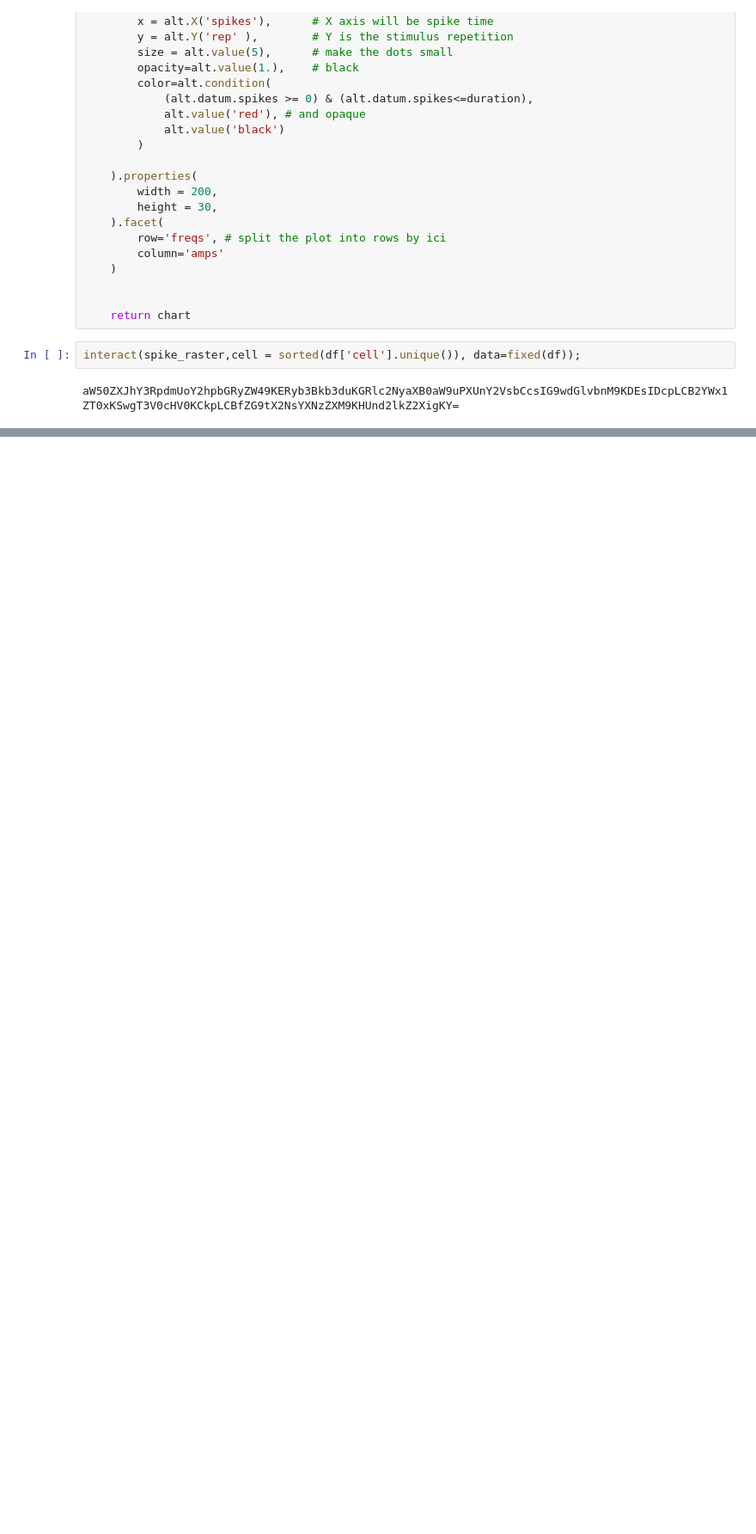
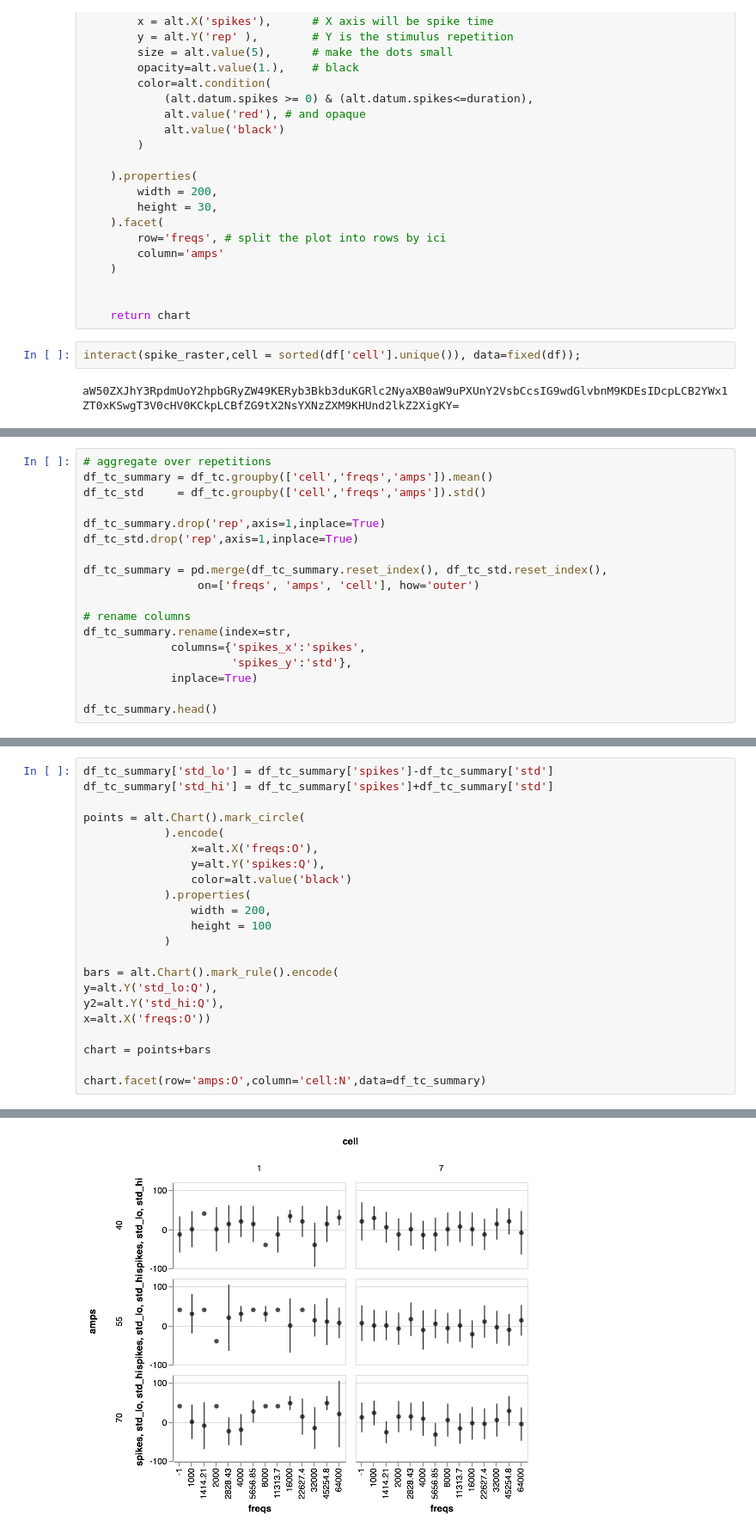
Before and after one commit to wehr-lab/bootcamp_2018, a Jupyter notebook: bootcamp_2018.ipynb, the cells around one changed output, grey strips where cells are left out. Shown at 86% size. Cells and saved outputs as stored; diff of their text form; blank space fills up the shorter version.

Commit message:
midnight checkpoint
pshift added, updated analysis notebook to finish tuning curve

```diff
--- a/bootcamp_2018.ipynb
+++ b/bootcamp_2018.ipynb
@@ -135,0 +205,18 @@ aW50ZXJhY3RpdmUoY2hpbGRyZW49KERyb3Bkb3duKGRlc2NyaXB0aW9uPXUnY2VsbCcsIG9wdGlvbnM9
+# %%
+# aggregate over repetitions
+df_tc_summary = df_tc.groupby(['cell','freqs','amps']).mean()
+df_tc_std     = df_tc.groupby(['cell','freqs','amps']).std()
+
+df_tc_summary.drop('rep',axis=1,inplace=True)
+df_tc_std.drop('rep',axis=1,inplace=True)
+
+df_tc_summary = pd.merge(df_tc_summary.reset_index(), df_tc_std.reset_index(),
+                 on=['freqs', 'amps', 'cell'], how='outer')
+
+# rename columns
+df_tc_summary.rename(index=str,
+             columns={'spikes_x':'spikes',
+                      'spikes_y':'std'},
+             inplace=True)
+
+df_tc_summary.head()
@@ -135,0 +230,23 @@ aW50ZXJhY3RpdmUoY2hpbGRyZW49KERyb3Bkb3duKGRlc2NyaXB0aW9uPXUnY2VsbCcsIG9wdGlvbnM9
+# %%
+df_tc_summary['std_lo'] = df_tc_summary['spikes']-df_tc_summary['std']
+df_tc_summary['std_hi'] = df_tc_summary['spikes']+df_tc_summary['std']
+
+points = alt.Chart().mark_circle(
+            ).encode(
+                x=alt.X('freqs:O'),
+                y=alt.Y('spikes:Q'),
+                color=alt.value('black')
+            ).properties(
+                width = 200,
+                height = 100
+            )
+
+bars = alt.Chart().mark_rule().encode(
+y=alt.Y('std_lo:Q'),
+y2=alt.Y('std_hi:Q'),
+x=alt.X('freqs:O'))
+
+chart = points+bars
+
+chart.facet(row='amps:O',column='cell:N',data=df_tc_summary)
+# %% [output]
@@ -136 +254,2 @@ aW50ZXJhY3RpdmUoY2hpbGRyZW49KERyb3Bkb3duKGRlc2NyaXB0aW9uPXUnY2VsbCcsIG9wdGlvbnM9
+[figure, added]
 # %% [markdown]
```
Also changed, not shown: parts of 17 cells of this notebook, 2 other files.
